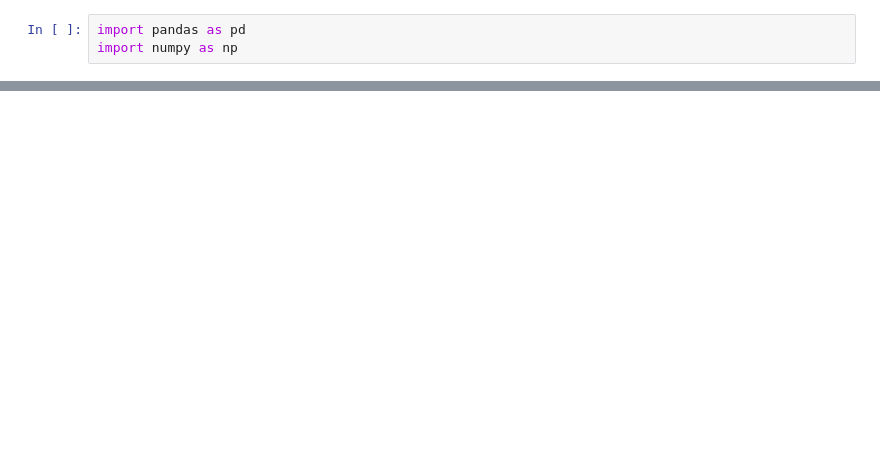
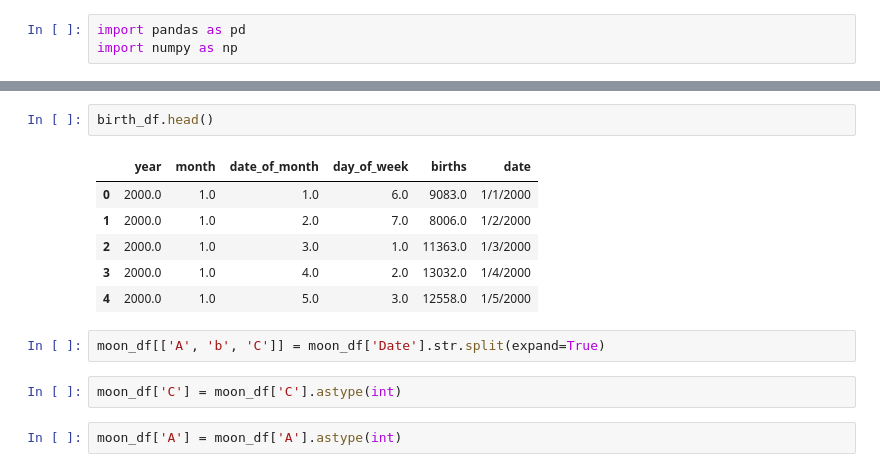
Before and after one commit to Yasminem2022/Final_Project, a Jupyter notebook: ETL_Datasets.ipynb, the cells around one changed output, grey strips where cells are left out. Cells and saved outputs as stored; diff of their text form; blank space fills up the shorter version.

```diff
--- a/ETL_Datasets.ipynb
+++ b/ETL_Datasets.ipynb
@@ -16,0 +45,15 @@ moon_df.head()
+# %%
+birth_df.head()
+# %% [output]
+|  | year | month | date_of_month | day_of_week | births | date |
+| 0 | 2000.0 | 1.0 | 1.0 | 6.0 | 9083.0 | 1/1/2000 |
+| 1 | 2000.0 | 1.0 | 2.0 | 7.0 | 8006.0 | 1/2/2000 |
+| 2 | 2000.0 | 1.0 | 3.0 | 1.0 | 11363.0 | 1/3/2000 |
+| 3 | 2000.0 | 1.0 | 4.0 | 2.0 | 13032.0 | 1/4/2000 |
+| 4 | 2000.0 | 1.0 | 5.0 | 3.0 | 12558.0 | 1/5/2000 |
+# %%
+moon_df[['A', 'b', 'C']] = moon_df['Date'].str.split(expand=True)
+# %%
+moon_df['C'] = moon_df['C'].astype(int)
+# %%
+moon_df['A'] = moon_df['A'].astype(int)
```
Also changed, not shown: parts of 20 cells of this notebook, 1 other file.
